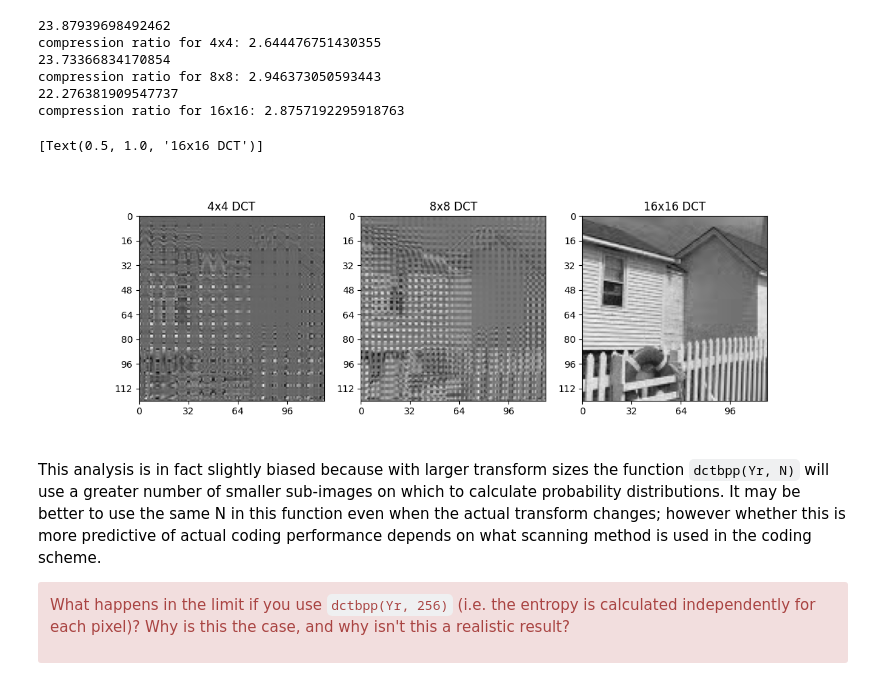
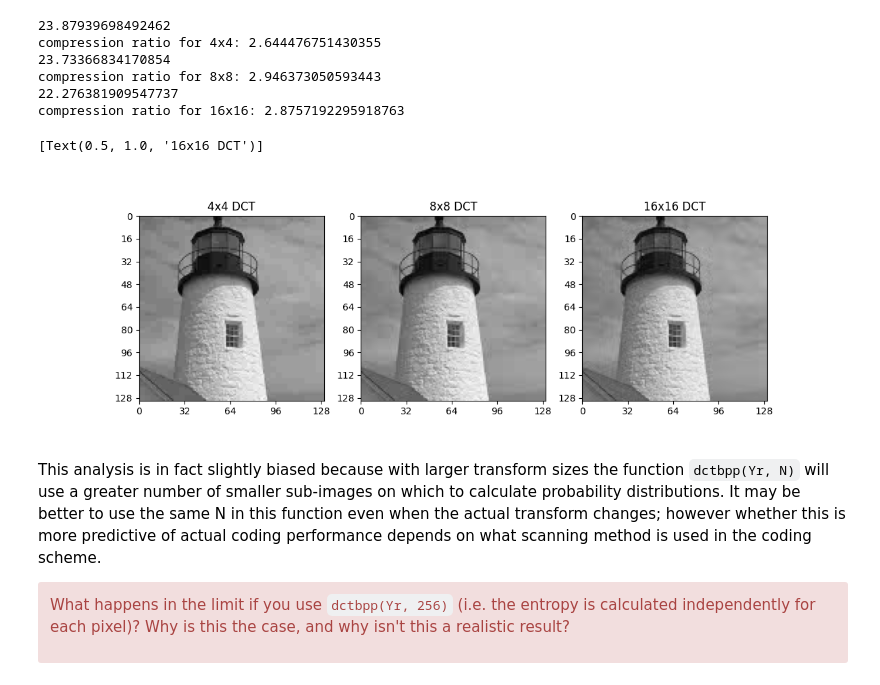
Before and after one commit to JiaZhengOng/cued_sf2_lab, a Jupyter notebook: 7-the-discrete-cosine-transform.ipynb, the cells around one changed output. Cells and saved outputs as stored; diff of their text form; code cells hidden in the pictures.

```diff
--- a/7-the-discrete-cosine-transform.ipynb
+++ b/7-the-discrete-cosine-transform.ipynb
@@ -497,24 +500,40 @@ compression ratio for 8x8: 2.946373050593443
 compression ratio for 16x16: 2.8757192295918763
 # %%
 Y4_q = quantise(Y_4, step_4)
-Z4q = colxfm(colxfm(Y4_q.T, C16.T).T, C16.T)
+Z4q = colxfm(colxfm(Y4_q.T, C4.T).T, C4.T)
 
 Y8_q = quantise(Y_8, step_8)
-Z8q = colxfm(colxfm(Y8_q.T, C16.T).T, C16.T)
+Z8q = colxfm(colxfm(Y8_q.T, C8.T).T, C8.T)
 
 Y16_q = quantise(Y_16, step_16)
 Z16q = colxfm(colxfm(Y16_q.T, C16.T).T, C16.T)
 
 fig, axs = plt.subplots(1, 3, figsize=(12, 4))
-plot_image(Z4q[106:226, 8:128], ax=axs[0])
+plot_image(Z4q[10:140, 100:230], ax=axs[0])
 axs[0].set(title="4x4 DCT")
-plot_image(Z8q[106:226, 8:128], ax=axs[1])
+plot_image(Z8q[10:140, 100:230], ax=axs[1])
 axs[1].set(title="8x8 DCT")
-plot_image(Z16q[106:226, 8:128], ax=axs[2])
+plot_image(Z16q[10:140, 100:230], ax=axs[2])
 axs[2].set(title="16x16 DCT")
+
+# fig, axs = plt.subplots(1, 3, figsize=(12, 4))
+# plot_image(Z4q[106:226, 106:226], ax=axs[0])
+# axs[0].set(title="4x4 DCT")
+# plot_image(Z8q[106:226, 106:226], ax=axs[1])
+# axs[1].set(title="8x8 DCT")
+# plot_image(Z16q[106:226, 106:226], ax=axs[2])
+# axs[2].set(title="16x16 DCT")
+
+# fig, axs = plt.subplots(1, 3, figsize=(12, 4))
+# plot_image(Z4q, ax=axs[0])
+# axs[0].set(title="4x4 DCT")
+# plot_image(Z8q, ax=axs[1])
+# axs[1].set(title="8x8 DCT")
+# plot_image(Z16q, ax=axs[2])
+# axs[2].set(title="16x16 DCT")
 # %% [output]
 [Text(0.5, 1.0, '16x16 DCT')]
-[figure, old version]
+[figure, new version]
 # %% [markdown]
 
 This analysis is in fact slightly biased because with larger transform sizes the function `dctbpp(Yr, N)` will use a greater number of smaller sub-images on which to calculate probability distributions. It may be better to use the same N in this function even when the actual transform changes; however whether this is more predictive of actual coding performance depends on what scanning method is used in the coding scheme.
```
Also changed, not shown: parts of 1 cell of this notebook, 5 other files.
